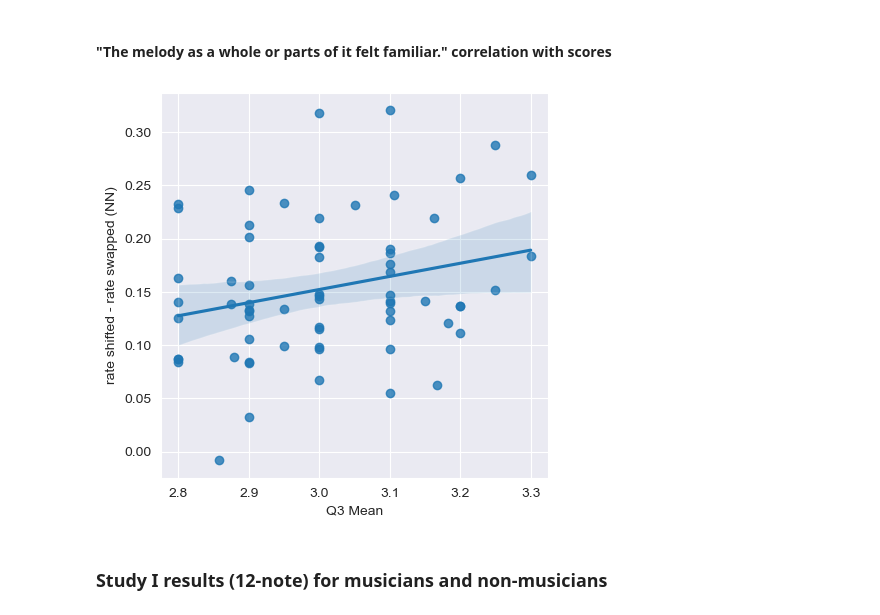
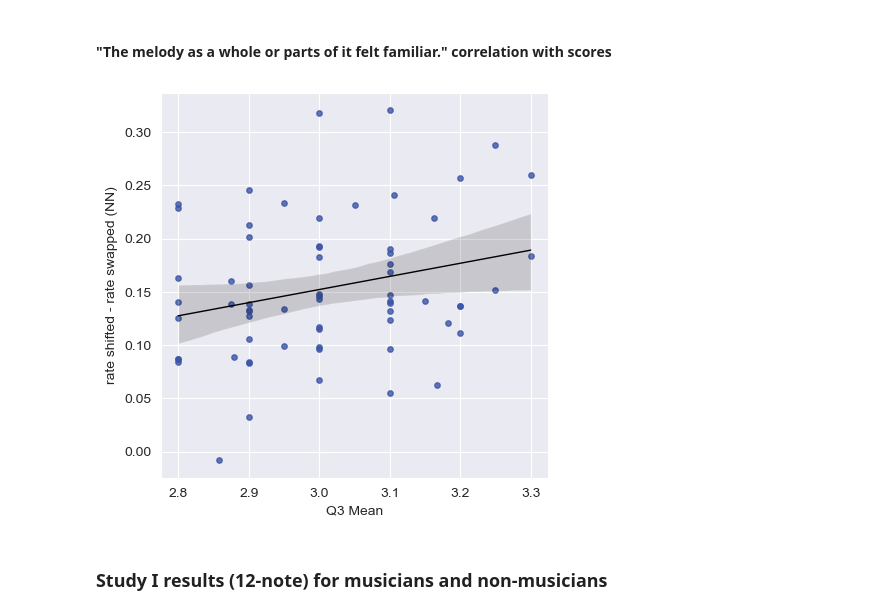
Before and after one commit to MichaelSel/set_membership_paper, a Jupyter notebook: 4. Supplementary Figures.ipynb, the cells around one changed output. Cells and saved outputs as stored; diff of their text form; code cells hidden in the pictures.

```diff
--- a/4. Supplementary Figures.ipynb
+++ b/4. Supplementary Figures.ipynb
@@ -114,9 +116,11 @@ PearsonRResult(statistic=0.5438737695814766, pvalue=2.363013377350307e-06)
 # %%
 s2 = studyII_GL.groupby('set').mean(numeric_only=True).reset_index()[['set','rate shifted - rate swapped (NN)']]
 likert_corr = study_likert.merge(s2, on='set')
-correlation(dataset=likert_corr,x='Q3 Mean', y='rate shifted - rate swapped (NN)', type='pearson', normalize=False, show_stats=False, width=5, height=5,save_to=ROOT_DIR + "/Plots/correlation_likert_familiarity.svg")
+correlation(dataset=likert_corr,x='Q3 Mean', y='rate shifted - rate swapped (NN)', type='pearson', normalize=False, show_stats=False, width=5, height=5,save_to=ROOT_DIR + "/Plots/correlation_likert_familiarity.svg",
+            line_kws={'color':'black','linewidth':1},scatter_kws={'color':'#3B54A5','s':15,'alpha':0.8}
+            )
 # %% [output]
-[figure, old version]
+[figure, new version]
 # %% [markdown]
 ### Study I results  (12-note) for musicians and non-musicians
 # %%
```
Also changed, not shown: parts of 2 cells of this notebook, 3 other files.
